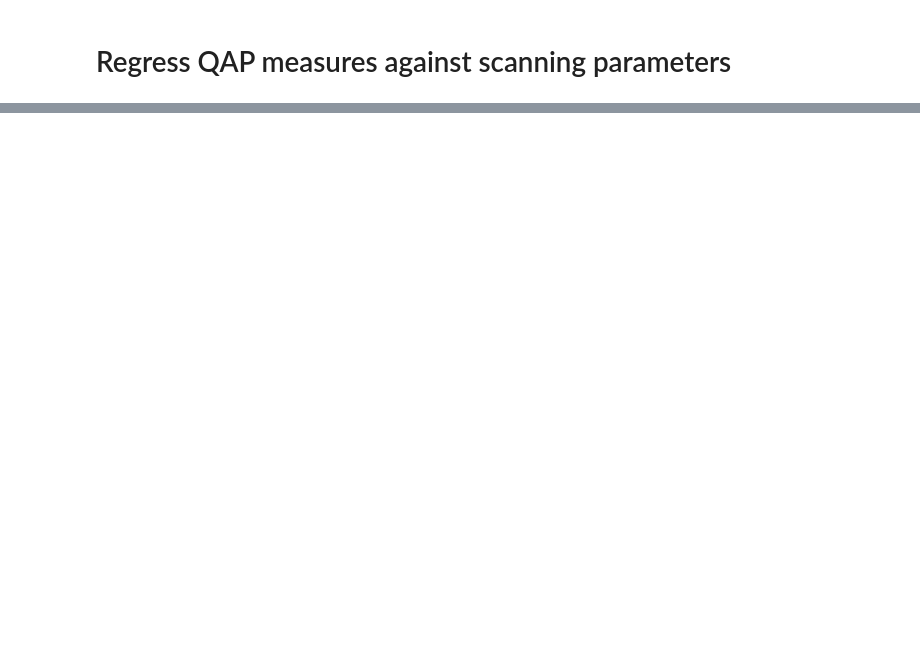
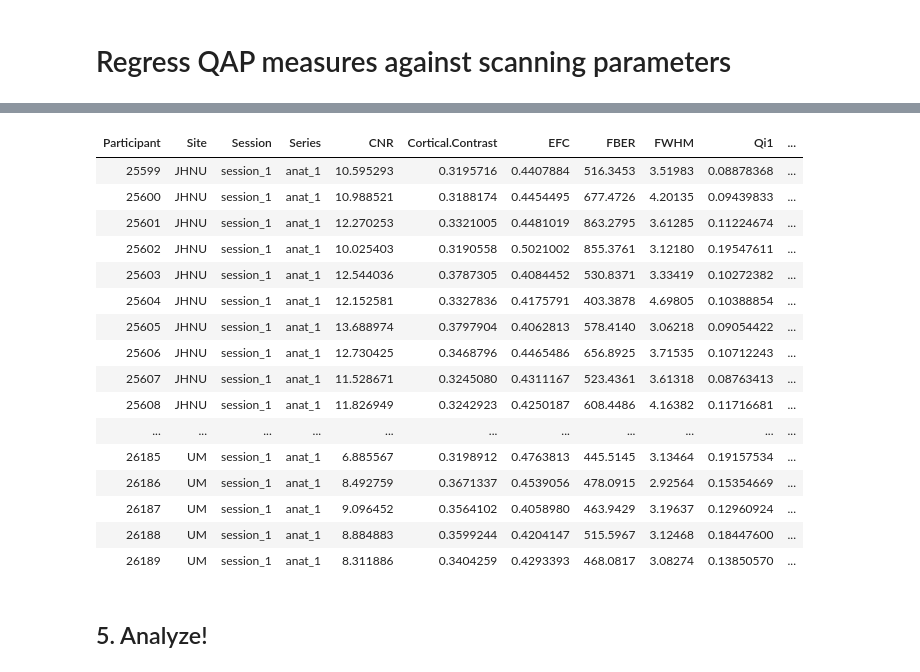
Before and after one commit to preprocessed-connectomes-project/giavasis2015-QAP-paper, a Jupyter notebook: data_analysis/QAP_Parameter_regressions.ipynb, the cells around one changed output, grey strips where cells are left out. Drawn from its saved outputs; the diff is of its cells as text; code cells hidden in the pictures; blank space fills up the shorter version.

```diff
--- a/data_analysis/QAP_Parameter_regressions.ipynb
+++ b/data_analysis/QAP_Parameter_regressions.ipynb
@@ -106,0 +199,27 @@ F-statistic: 47.54 on 9 and 871 DF,  p-value: < 2.2e-16
+# %%
+corr_anat_spat_df<-read.csv("2016_05_CORR_qap_anatomical_spatial.csv")
+
+id.vars=c('Participant','Site','Session','Series')
+measure.vars=c('CNR','Cortical.Contrast','EFC','FBER','FWHM','Qi1','SNR')
+corr_anat_spat_df<-corr_anat_spat_df[c(id.vars,measure.vars)]
+
+# reduce to just session_1 and anat_1 and remove rows with missing values
+corr_anat_spat_df <- corr_anat_spat_df %>%
+                        filter(Session == "session_1" & Series == "anat_1") %>%
+                           drop_na()
+
+# make sure that participant is a factor
+corr_anat_spat_df$Participant <- factor(corr_anat_spat_df$Participant)
+
+# summary(abide_anat_spat_df)
+
+# plots
+qap_label_strings=c(CNR='CNR',
+                Cortical.Contrast='Cortical Contrast',
+                EFC='EFC',
+                FBER='FBER',
+                FWHM='Smoothness (FWHM)',
+                Qi1='Fraction of Artifact Voxels',
+                SNR='SNR')
+
+corr_anat_spat_df <- inner_join(corr_anat_spat_df, corr_smri_scan_params, by="Site")
@@ -106,0 +229,22 @@ F-statistic: 47.54 on 9 and 871 DF,  p-value: < 2.2e-16
+# %%
+corr_anat_spat_df %>% tbl_df()
+# %% [output]
+| Participant | Site | Session | Series | CNR | Cortical.Contrast | EFC | FBER | FWHM | Qi1 | ... |
+| 25599 | JHNU | session_1 | anat_1 | 10.595293 | 0.3195716 | 0.4407884 | 516.3453 | 3.51983 | 0.08878368 | ... |
+| 25600 | JHNU | session_1 | anat_1 | 10.988521 | 0.3188174 | 0.4454495 | 677.4726 | 4.20135 | 0.09439833 | ... |
+| 25601 | JHNU | session_1 | anat_1 | 12.270253 | 0.3321005 | 0.4481019 | 863.2795 | 3.61285 | 0.11224674 | ... |
+| 25602 | JHNU | session_1 | anat_1 | 10.025403 | 0.3190558 | 0.5021002 | 855.3761 | 3.12180 | 0.19547611 | ... |
+| 25603 | JHNU | session_1 | anat_1 | 12.544036 | 0.3787305 | 0.4084452 | 530.8371 | 3.33419 | 0.10272382 | ... |
+| 25604 | JHNU | session_1 | anat_1 | 12.152581 | 0.3327836 | 0.4175791 | 403.3878 | 4.69805 | 0.10388854 | ... |
+| 25605 | JHNU | session_1 | anat_1 | 13.688974 | 0.3797904 | 0.4062813 | 578.4140 | 3.06218 | 0.09054422 | ... |
+| 25606 | JHNU | session_1 | anat_1 | 12.730425 | 0.3468796 | 0.4465486 | 656.8925 | 3.71535 | 0.10712243 | ... |
+| 25607 | JHNU | session_1 | anat_1 | 11.528671 | 0.3245080 | 0.4311167 | 523.4361 | 3.61318 | 0.08763413 | ... |
+| 25608 | JHNU | session_1 | anat_1 | 11.826949 | 0.3242923 | 0.4250187 | 608.4486 | 4.16382 | 0.11716681 | ... |
+| ... | ... | ... | ... | ... | ... | ... | ... | ... | ... | ... |
+| 26185 | UM | session_1 | anat_1 | 6.885567 | 0.3198912 | 0.4763813 | 445.5145 | 3.13464 | 0.19157534 | ... |
+| 26186 | UM | session_1 | anat_1 | 8.492759 | 0.3671337 | 0.4539056 | 478.0915 | 2.92564 | 0.15354669 | ... |
+| 26187 | UM | session_1 | anat_1 | 9.096452 | 0.3564102 | 0.4058980 | 463.9429 | 3.19637 | 0.12960924 | ... |
+| 26188 | UM | session_1 | anat_1 | 8.884883 | 0.3599244 | 0.4204147 | 515.5967 | 3.12468 | 0.18447600 | ... |
+| 26189 | UM | session_1 | anat_1 | 8.311886 | 0.3404259 | 0.4293393 | 468.0817 | 3.08274 | 0.13850570 | ... |
+# %% [markdown]
+## 5. Analyze!
```
Also changed, not shown: parts of 45 cells of this notebook, 2 other files.
